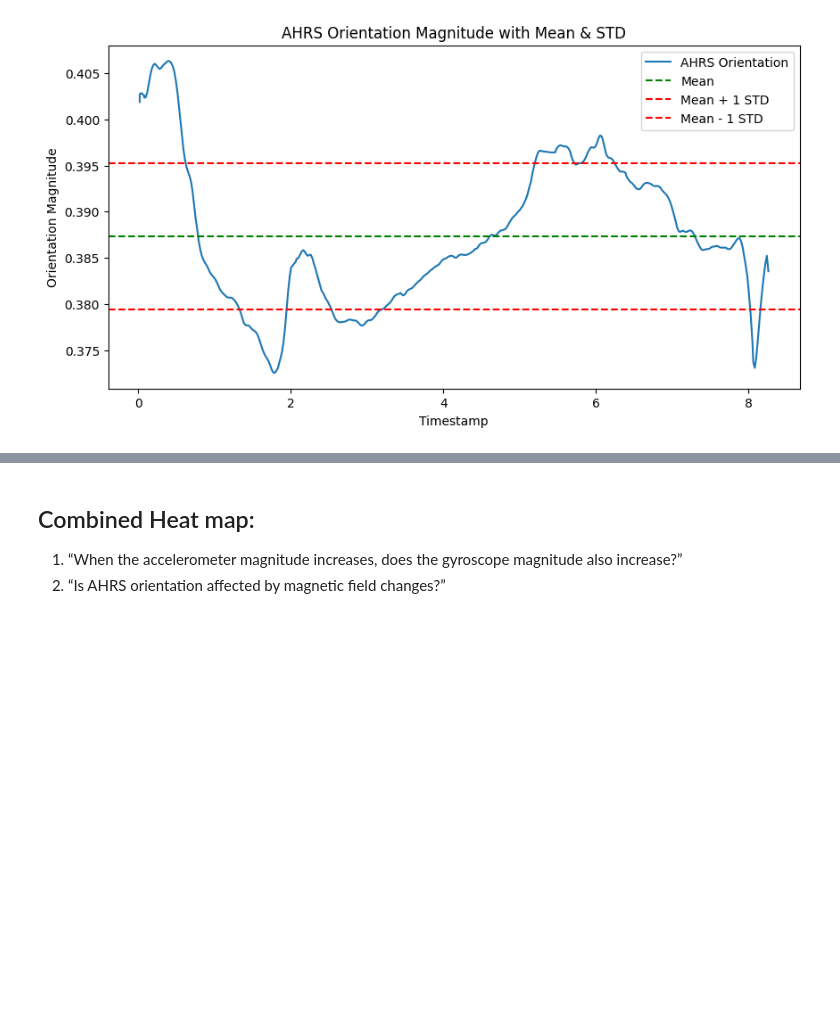
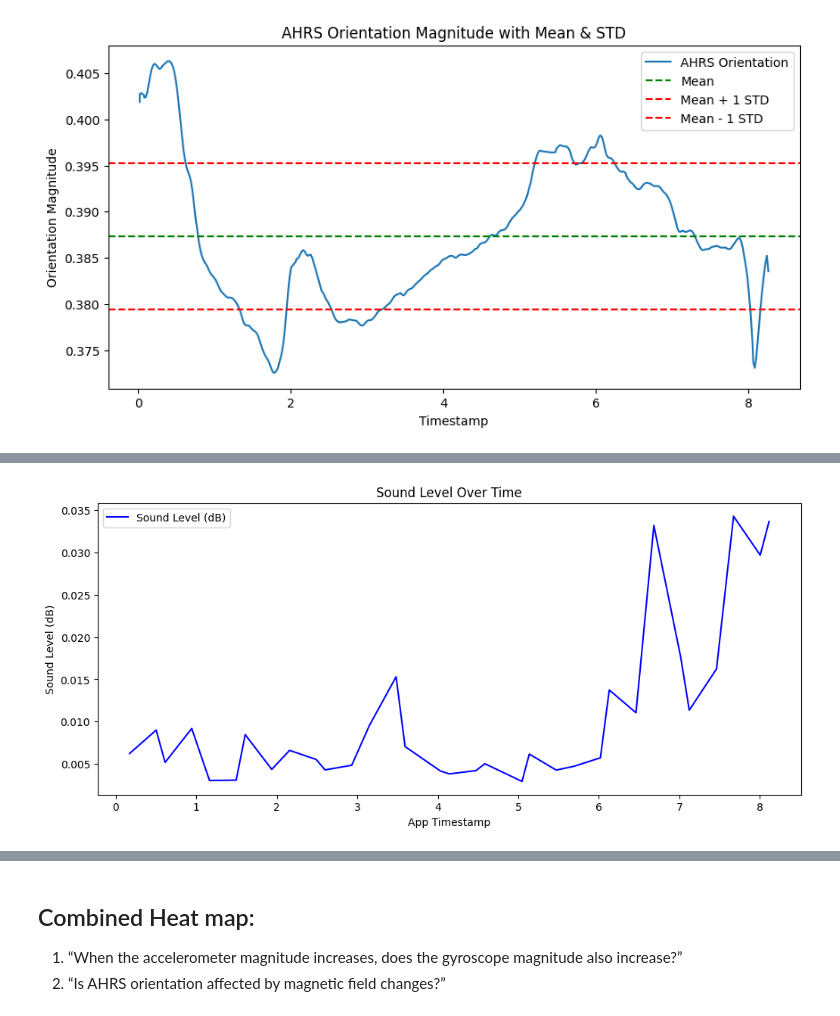
Before and after one commit to HiraNawaz2415/Assignment-1-TOPL-Roll-002-, a Jupyter notebook: assignment#1.ipynb, the cells around one changed output, grey strips where cells are left out. Saved outputs shown, nothing was run; the diff lists cells and outputs as text; code cells hidden in the pictures; blank space fills up the shorter version.

```diff
--- a/assignment#1.ipynb
+++ b/assignment#1.ipynb
@@ -165,6 +174,7 @@ gyro_df = pd.read_csv("GYRO.csv")
 light_df = pd.read_csv("LIGH.csv")
 magn_df = pd.read_csv("MAGN.csv")
 ahrs_df = pd.read_csv("AHRS.csv")
+sound_df = pd.read_csv("SOUN.csv")
 # %% [markdown]
 <b>2. Accelerometer Analysis</b>
 # %%
@@ -638,0 +682,8 @@ plt.show()
+# %%
+# Basic stats for Sound sensor
+print("Sound Sensor Statistics:")
+
+sound_df['intensity'] = sound_df['sound_level']
+
+# Show descriptive statistics
+print(sound_df['intensity'].describe())
@@ -638,0 +701,10 @@ plt.show()
+# %%
+plt.figure(figsize=(12,5))
+plt.plot(sound_df['app_ts'], sound_df['sound_level'], label='Sound Level (dB)', color='blue')
+plt.xlabel('App Timestamp')
+plt.ylabel('Sound Level (dB)')
+plt.title('Sound Level Over Time')
+plt.legend()
+plt.show()
+# %% [output]
+[figure, added]
```
Also changed, not shown: parts of 42 cells of this notebook.
